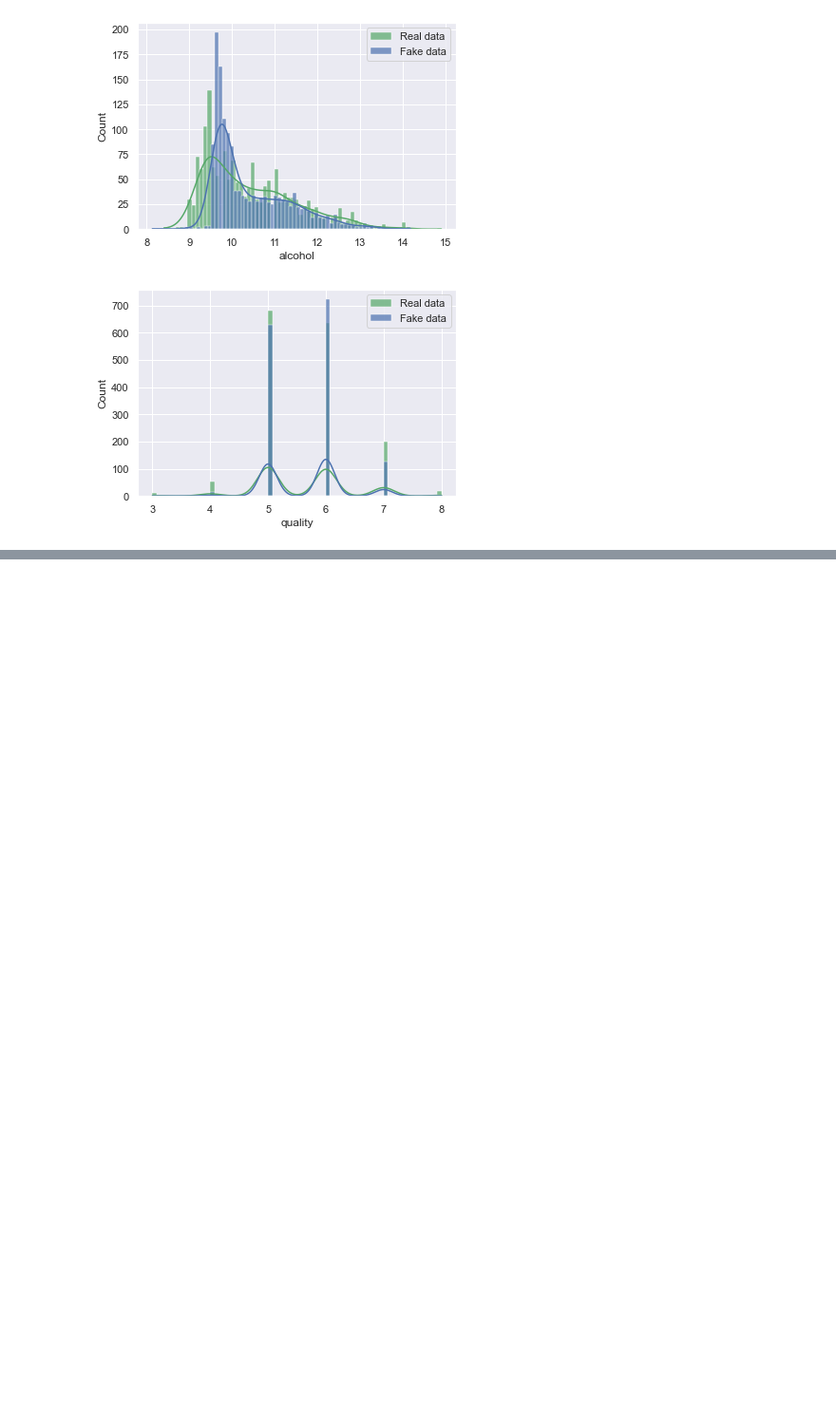
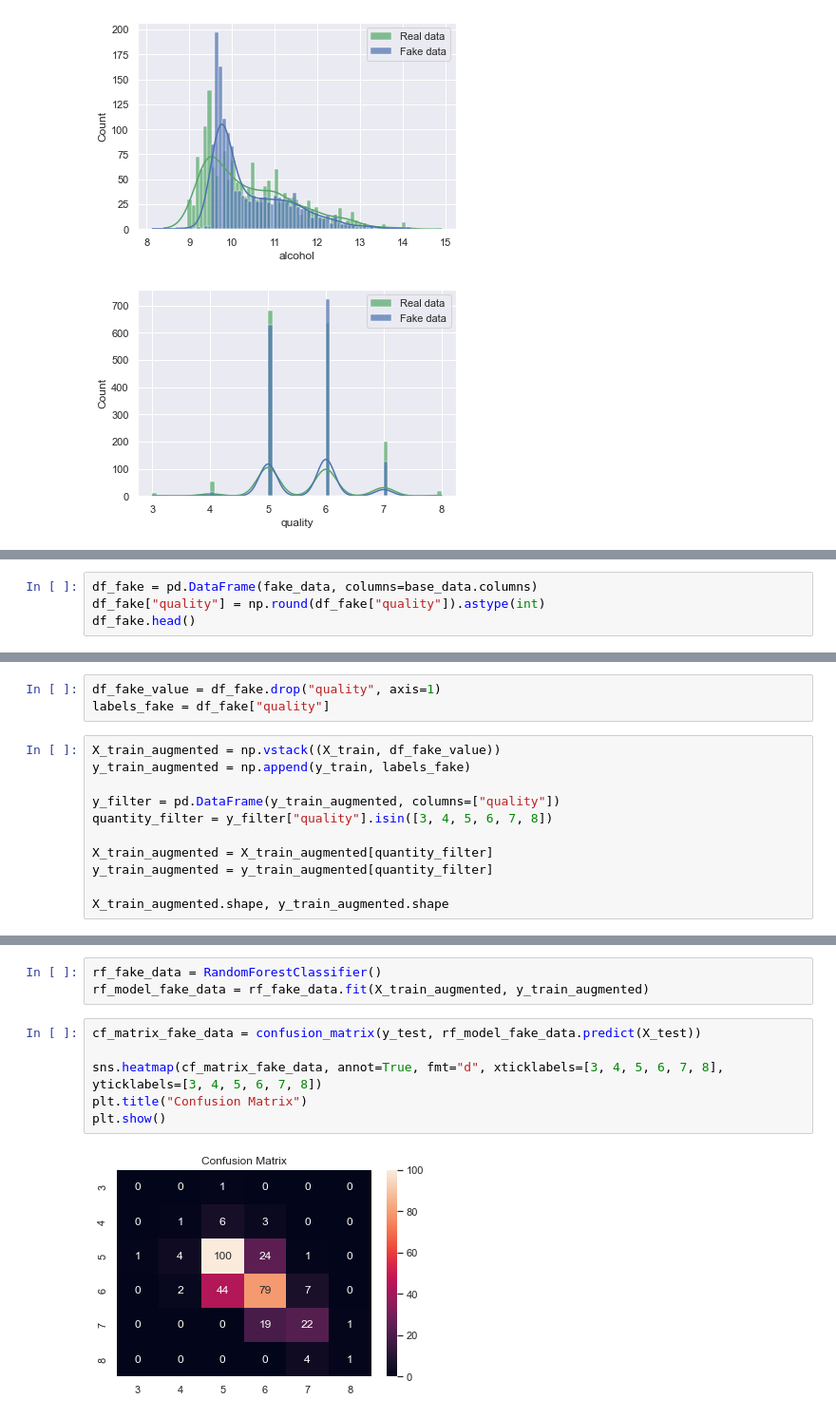
Before and after one commit to olihofmann/cas-aml, a Jupyter notebook: vae-tabular-data/vae.ipynb, the cells around one changed output, grey strips where cells are left out. Shown at 95% size. Saved outputs shown, nothing was run; the diff lists cells and outputs as text; blank space fills up the shorter version.

```diff
--- a/vae-tabular-data/vae.ipynb
+++ b/vae-tabular-data/vae.ipynb
@@ -452,0 +576,4 @@ for column in base_data.columns:
+# %%
+df_fake = pd.DataFrame(fake_data, columns=base_data.columns)
+df_fake["quality"] = np.round(df_fake["quality"]).astype(int)
+df_fake.head()
@@ -452,0 +587,14 @@ for column in base_data.columns:
+# %%
+df_fake_value = df_fake.drop("quality", axis=1)
+labels_fake = df_fake["quality"]
+# %%
+X_train_augmented = np.vstack((X_train, df_fake_value))
+y_train_augmented = np.append(y_train, labels_fake)
+
+y_filter = pd.DataFrame(y_train_augmented, columns=["quality"])
+quantity_filter = y_filter["quality"].isin([3, 4, 5, 6, 7, 8])
+
+X_train_augmented = X_train_augmented[quantity_filter]
+y_train_augmented = y_train_augmented[quantity_filter]
+
+X_train_augmented.shape, y_train_augmented.shape
@@ -452,0 +613,11 @@ for column in base_data.columns:
+# %%
+rf_fake_data = RandomForestClassifier()
+rf_model_fake_data = rf_fake_data.fit(X_train_augmented, y_train_augmented)
+# %%
+cf_matrix_fake_data = confusion_matrix(y_test, rf_model_fake_data.predict(X_test))
+
+sns.heatmap(cf_matrix_fake_data, annot=True, fmt="d", xticklabels=[3, 4, 5, 6, 7, 8], yticklabels=[3, 4, 5, 6, 7, 8])
+plt.title("Confusion Matrix")
+plt.show()
+# %% [output]
+[figure, added]
```
Also changed, not shown: parts of 23 cells of this notebook.
